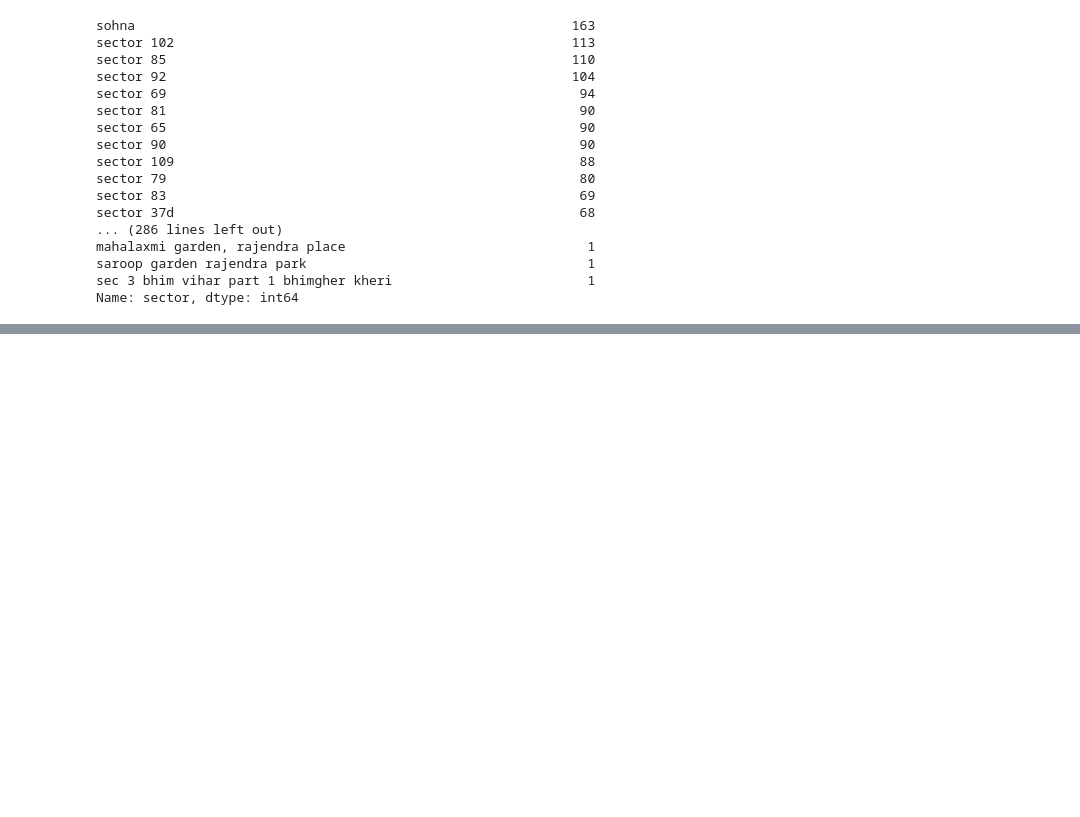
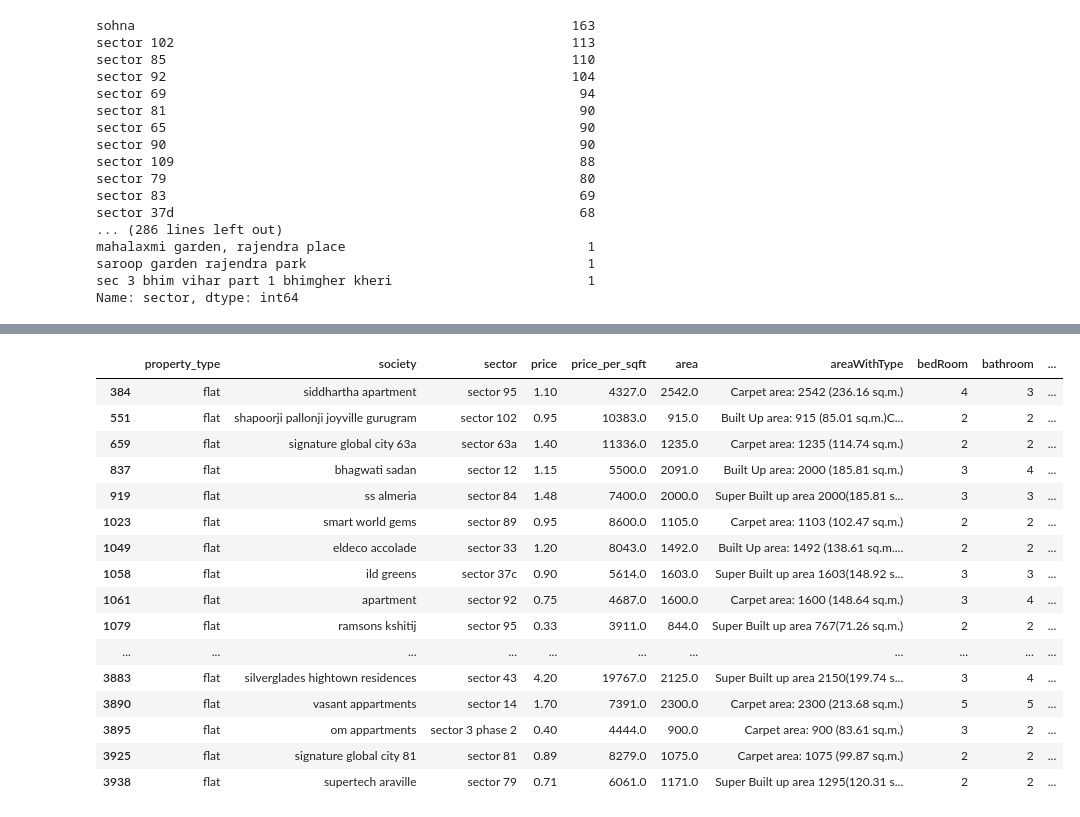
Before and after one commit to samirKeshwani2201/Real-Estate-Project, a Jupyter notebook: data-preprocessing-level-2.ipynb, the cells around one changed output, grey strips where cells are left out. Drawn from its saved outputs; the diff is of its cells as text; code cells hidden in the pictures; blank space fills up the shorter version.

```diff
--- a/data-preprocessing-level-2.ipynb
+++ b/data-preprocessing-level-2.ipynb
@@ -173,0 +216,9 @@ df['sector'] = df['sector'].str.replace('ashok vihar phase 2','sector 5')
+# %%
+df['sector'] = df['sector'].str.replace('sector-33 sohna road','sector 33')
+df['sector'] = df['sector'].str.replace('sector 1 manesar','manesar')
+df['sector'] = df['sector'].str.replace('sector 4 phase 2','sector 4')
+df['sector'] = df['sector'].str.replace('sector 1a manesar','manesar')
+df['sector'] = df['sector'].str.replace('c block sector 43','sector 43')
+df['sector'] = df['sector'].str.replace('sector 89 a','sector 89')
+df['sector'] = df['sector'].str.replace('sector 2 extension','sector 2')
+df['sector'] = df['sector'].str.replace('sector 36 sohna road','sector 36')
@@ -173,0 +233,5 @@ df['sector'] = df['sector'].str.replace('ashok vihar phase 2','sector 5')
+# %%
+df.loc[1486,'sector']= 'sector 76'
+df.loc[2236,'sector']= 'sector 90'
+df.loc[2630,'sector']= 'sector 92'
+df.loc[3221,'sector']= 'sector 37'
@@ -173,0 +247,2 @@ df['sector'] = df['sector'].str.replace('ashok vihar phase 2','sector 5')
+# %%
+df.loc[[332,705,1115,2006,2292],'sector']='sector 110'
@@ -173,0 +266,2 @@ df['sector'] = df['sector'].str.replace('ashok vihar phase 2','sector 5')
+# %%
+df.drop(columns=['property_name','address','description','rating'],inplace=True)
@@ -173,0 +277,20 @@ df['sector'] = df['sector'].str.replace('ashok vihar phase 2','sector 5')
+# %%
+df[df.duplicated()]
+# %% [output]
+|  | property_type | society | sector | price | price_per_sqft | area | areaWithType | bedRoom | bathroom | ... |
+| 384 | flat | siddhartha apartment | sector 95 | 1.10 | 4327.0 | 2542.0 | Carpet area: 2542 (236.16 sq.m.) | 4 | 3 | ... |
+| 551 | flat | shapoorji pallonji joyville gurugram | sector 102 | 0.95 | 10383.0 | 915.0 | Built Up area: 915 (85.01 sq.m.)C... | 2 | 2 | ... |
+| 659 | flat | signature global city 63a | sector 63a | 1.40 | 11336.0 | 1235.0 | Carpet area: 1235 (114.74 sq.m.) | 2 | 2 | ... |
+| 837 | flat | bhagwati sadan | sector 12 | 1.15 | 5500.0 | 2091.0 | Built Up area: 2000 (185.81 sq.m.) | 3 | 4 | ... |
+| 919 | flat | ss almeria | sector 84 | 1.48 | 7400.0 | 2000.0 | Super Built up area 2000(185.81 s... | 3 | 3 | ... |
+| 1023 | flat | smart world gems | sector 89 | 0.95 | 8600.0 | 1105.0 | Carpet area: 1103 (102.47 sq.m.) | 2 | 2 | ... |
+| 1049 | flat | eldeco accolade | sector 33 | 1.20 | 8043.0 | 1492.0 | Built Up area: 1492 (138.61 sq.m.... | 2 | 2 | ... |
+| 1058 | flat | ild greens | sector 37c | 0.90 | 5614.0 | 1603.0 | Super Built up area 1603(148.92 s... | 3 | 3 | ... |
+| 1061 | flat | apartment | sector 92 | 0.75 | 4687.0 | 1600.0 | Carpet area: 1600 (148.64 sq.m.) | 3 | 4 | ... |
+| 1079 | flat | ramsons kshitij | sector 95 | 0.33 | 3911.0 | 844.0 | Super Built up area 767(71.26 sq.m.) | 2 | 2 | ... |
+| ... | ... | ... | ... | ... | ... | ... | ... | ... | ... | ... |
+| 3883 | flat | silverglades hightown residences | sector 43 | 4.20 | 19767.0 | 2125.0 | Super Built up area 2150(199.74 s... | 3 | 4 | ... |
+| 3890 | flat | vasant appartments | sector 14 | 1.70 | 7391.0 | 2300.0 | Carpet area: 2300 (213.68 sq.m.) | 5 | 5 | ... |
+| 3895 | flat | om appartments | sector 3 phase 2 | 0.40 | 4444.0 | 900.0 | Carpet area: 900 (83.61 sq.m.) | 3 | 2 | ... |
+| 3925 | flat | signature global city 81 | sector 81 | 0.89 | 8279.0 | 1075.0 | Carpet area: 1075 (99.87 sq.m.) | 2 | 2 | ... |
+| 3938 | flat | supertech araville | sector 79 | 0.71 | 6061.0 | 1171.0 | Super Built up area 1295(120.31 s... | 2 | 2 | ... |
```
Also changed, not shown: parts of 11 cells of this notebook, 6 other files.
